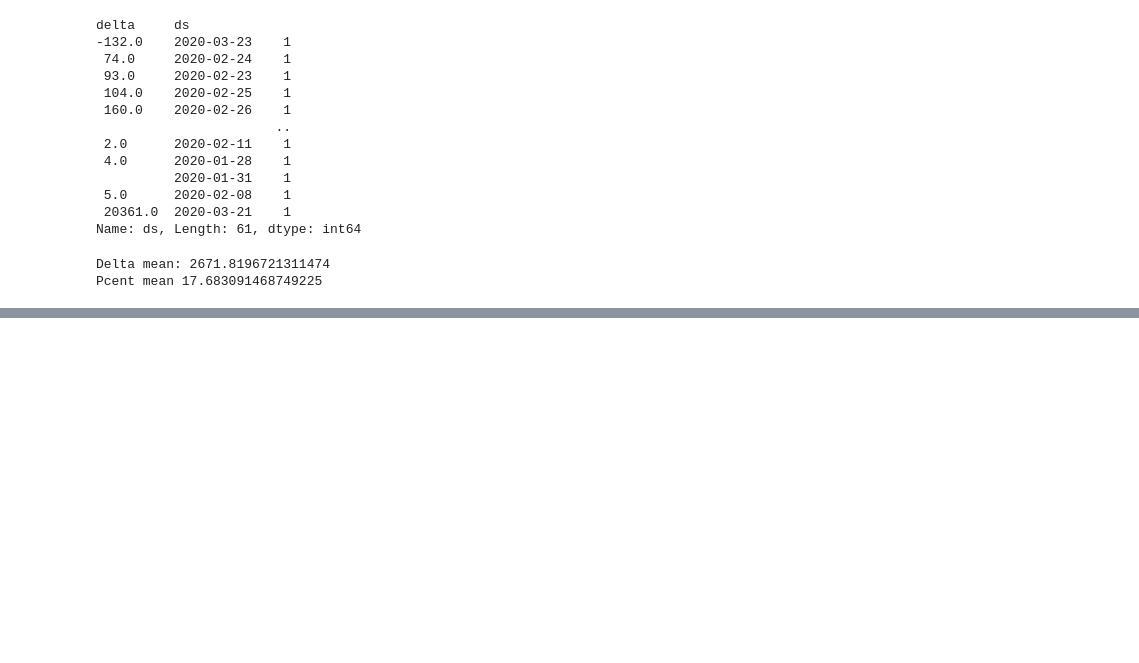
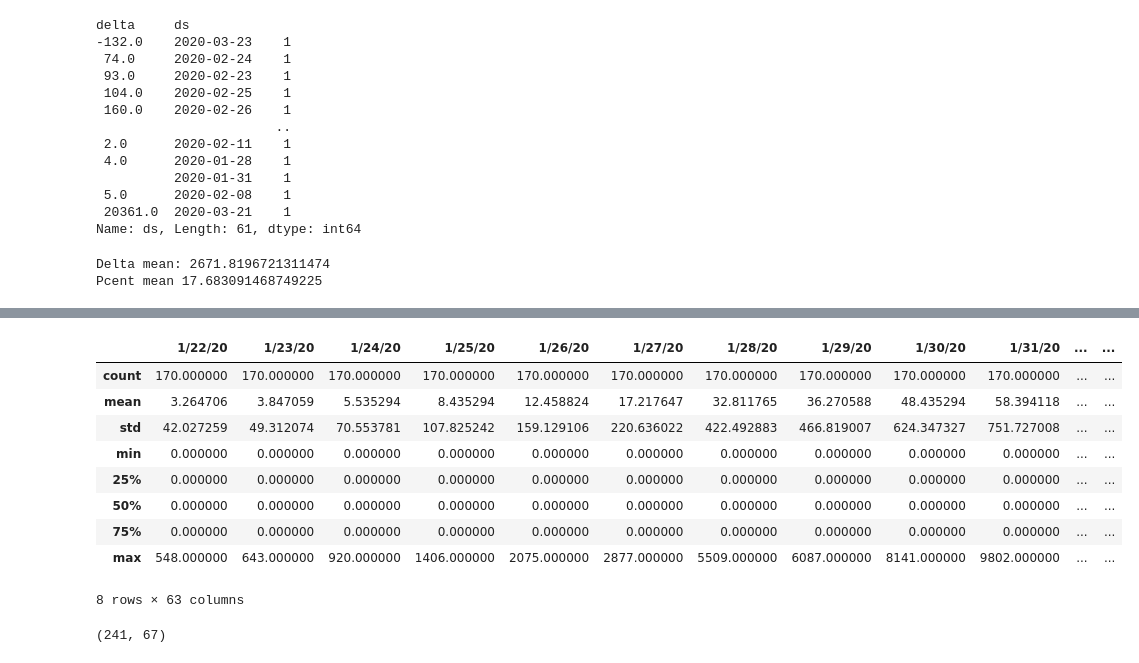
Before and after one commit to mpruna/COVID-19_Interactive, a Jupyter notebook: code/covid_averages.ipynb, the cells around one changed output, grey strips where cells are left out. Saved outputs shown, nothing was run; the diff lists cells and outputs as text; code cells hidden in the pictures; blank space fills up the shorter version.

```diff
--- a/code/covid_averages.ipynb
+++ b/code/covid_averages.ipynb
@@ -94,0 +202,17 @@ fig.show()
+# %%
+g.describe()
+# %% [output]
+|  | 1/22/20 | 1/23/20 | 1/24/20 | 1/25/20 | 1/26/20 | 1/27/20 | 1/28/20 | 1/29/20 | 1/30/20 | 1/31/20 | ... | ... |
+| count | 170.000000 | 170.000000 | 170.000000 | 170.000000 | 170.000000 | 170.000000 | 170.000000 | 170.000000 | 170.000000 | 170.000000 | ... | ... |
+| mean | 3.264706 | 3.847059 | 5.535294 | 8.435294 | 12.458824 | 17.217647 | 32.811765 | 36.270588 | 48.435294 | 58.394118 | ... | ... |
+| std | 42.027259 | 49.312074 | 70.553781 | 107.825242 | 159.129106 | 220.636022 | 422.492883 | 466.819007 | 624.347327 | 751.727008 | ... | ... |
+| min | 0.000000 | 0.000000 | 0.000000 | 0.000000 | 0.000000 | 0.000000 | 0.000000 | 0.000000 | 0.000000 | 0.000000 | ... | ... |
+| 25% | 0.000000 | 0.000000 | 0.000000 | 0.000000 | 0.000000 | 0.000000 | 0.000000 | 0.000000 | 0.000000 | 0.000000 | ... | ... |
+| 50% | 0.000000 | 0.000000 | 0.000000 | 0.000000 | 0.000000 | 0.000000 | 0.000000 | 0.000000 | 0.000000 | 0.000000 | ... | ... |
+| 75% | 0.000000 | 0.000000 | 0.000000 | 0.000000 | 0.000000 | 0.000000 | 0.000000 | 0.000000 | 0.000000 | 0.000000 | ... | ... |
+| max | 548.000000 | 643.000000 | 920.000000 | 1406.000000 | 2075.000000 | 2877.000000 | 5509.000000 | 6087.000000 | 8141.000000 | 9802.000000 | ... | ... |
+8 rows × 63 columns
+# %%
+global_c.shape
+# %% [output]
+(241, 67)
```
Also changed, not shown: parts of 16 cells of this notebook, 27 other files.
